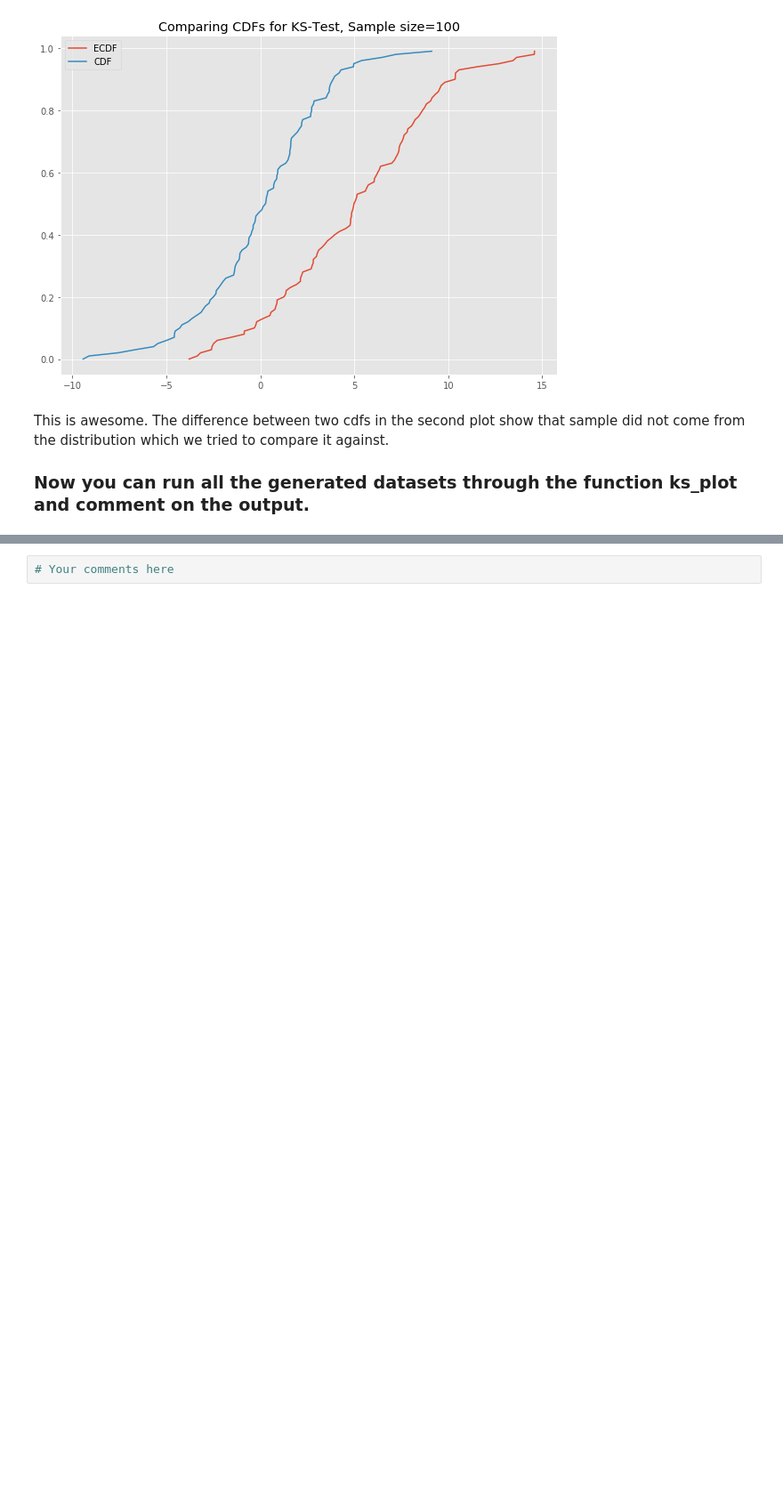
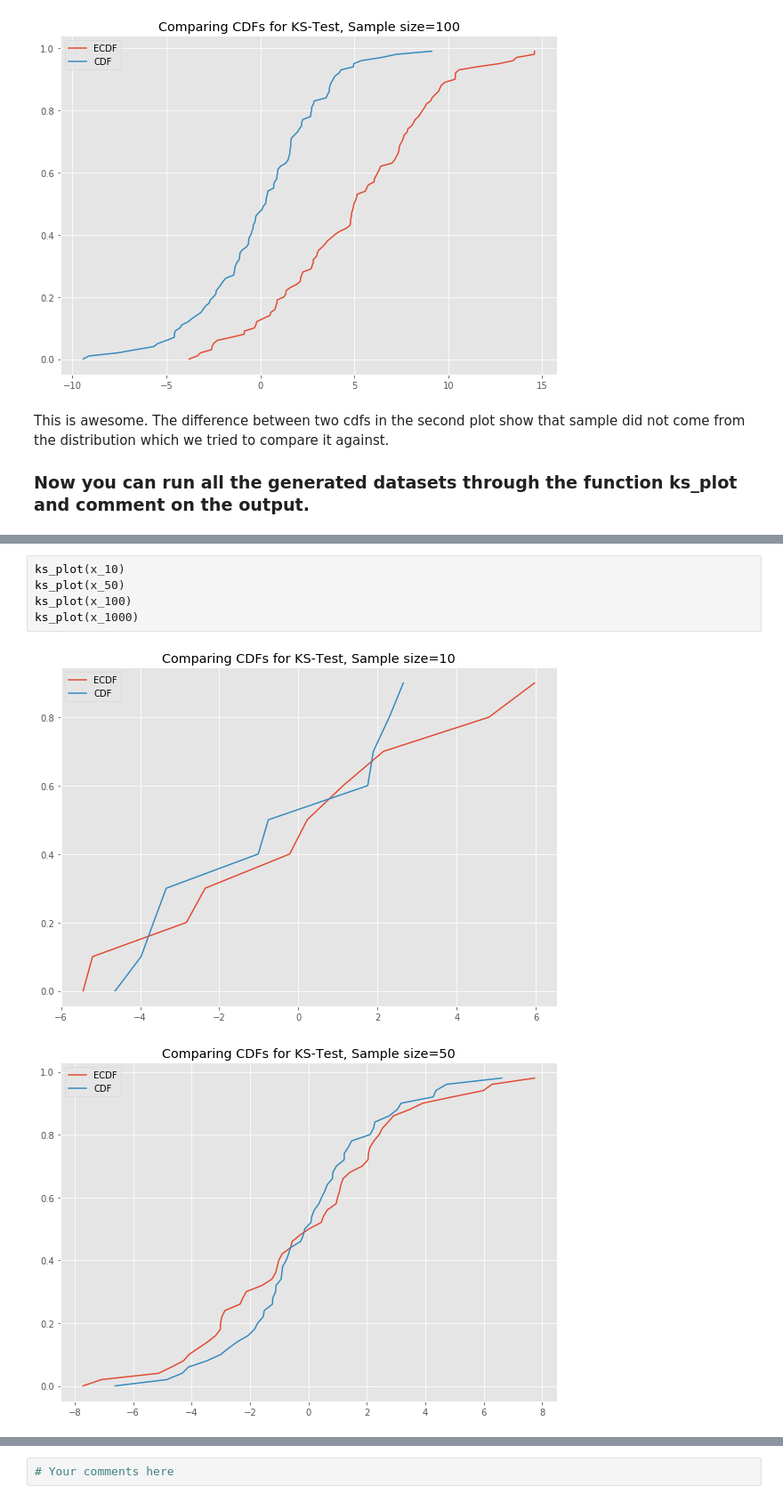
Before and after one commit to nkacoroski/dsc-2-23-04-kolmogorov-smirnov-test-lab-seattle-ds-career-040119, a Jupyter notebook: index.ipynb, the cells around one changed output, grey strips where cells are left out. Shown at 89% size. Drawn from its saved outputs; the diff is of its cells as text; blank space fills up the shorter version.

```diff
--- a/index.ipynb
+++ b/index.ipynb
@@ -87,0 +81,8 @@ This is awesome. The difference between two cdfs in the second plot show that sa
+# %%
+ks_plot(x_10)
+ks_plot(x_50)
+ks_plot(x_100)
+ks_plot(x_1000)
+# %% [output]
+[figure, added]
+[figure, added]
```
Also changed, not shown: parts of 2 cells of this notebook.
